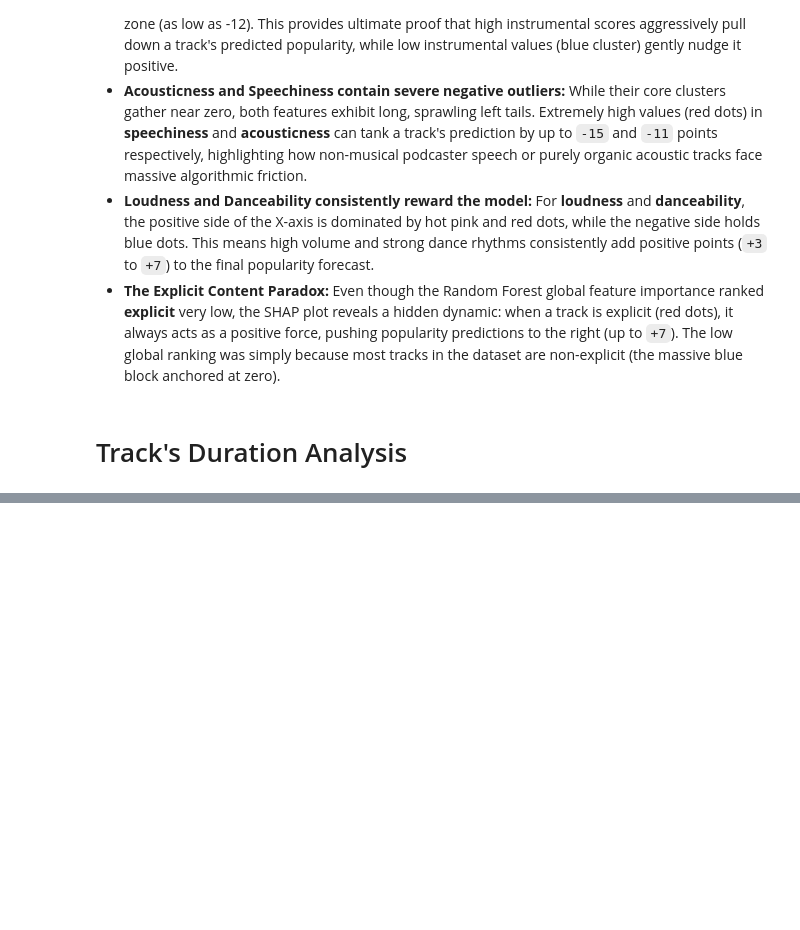
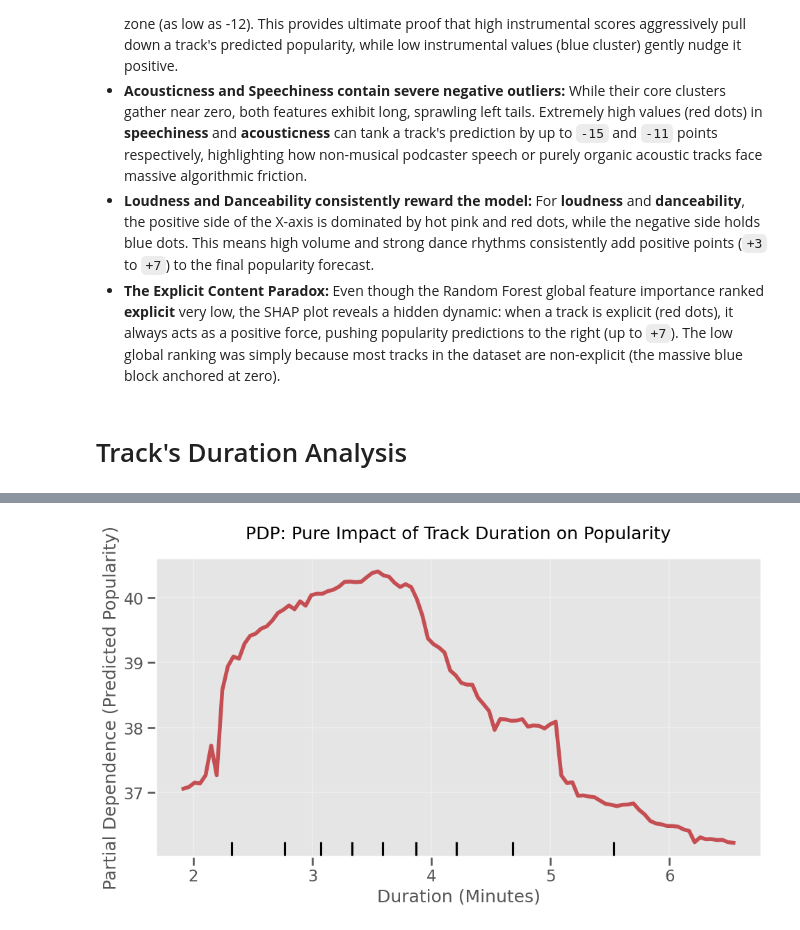
Before and after one commit to f55desu/spotify-recomendation, a Jupyter notebook: Exploratory Data Analysis.ipynb, the cells around one changed output, grey strips where cells are left out. Drawn from its saved outputs; the diff is of its cells as text; code cells hidden in the pictures; blank space fills up the shorter version.

```diff
--- a/Exploratory Data Analysis.ipynb
+++ b/Exploratory Data Analysis.ipynb
@@ -804,0 +910,22 @@ Index(['track_id', 'artists', 'album_name', 'track_name', 'popularity',
+# %%
+# ==========================================
+# METHOD 2: PARTIAL DEPENDENCE PLOTS (PDP) FOR DURATION
+# ==========================================
+# Isolate the effect of duration_minutes from all other factors
+fig, ax = plt.subplots(figsize=(10, 6))
+
+PartialDependenceDisplay.from_estimator(
+    model,
+    X_train,
+    features=['duration_minutes'],
+    ax=ax,
+    line_kw={"color": "#c44e52", "linewidth": 4}
+)
+plt.title("PDP: Pure Impact of Track Duration on Popularity", pad=20)
+plt.xlabel("Duration (Minutes)")
+plt.ylabel("Partial Dependence (Predicted Popularity)")
+plt.grid(True, alpha=0.3)
+plt.tight_layout()
+plt.show()
+# %% [output]
+[figure, added]
```
Also changed, not shown: parts of 14 cells of this notebook.
